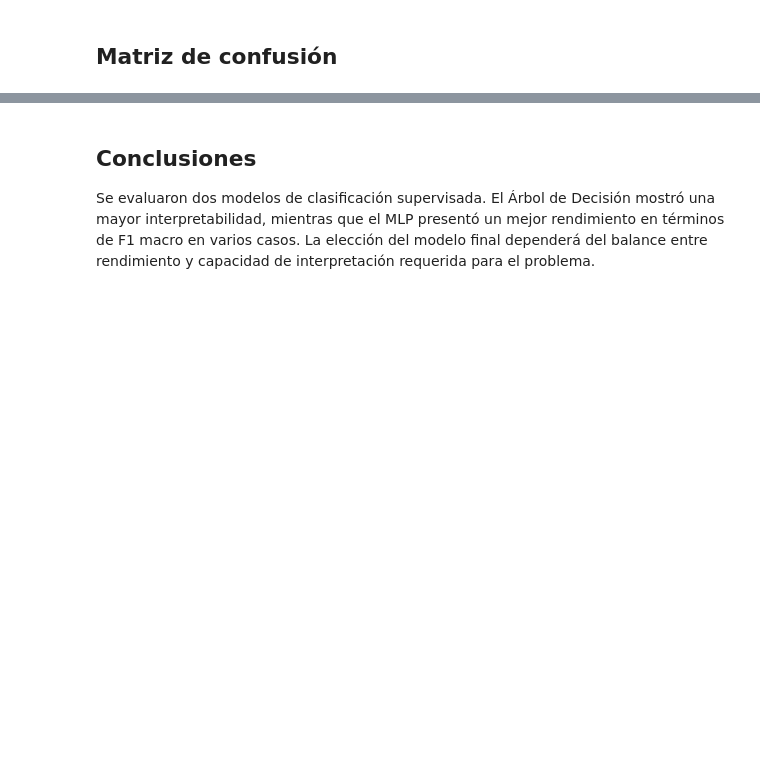
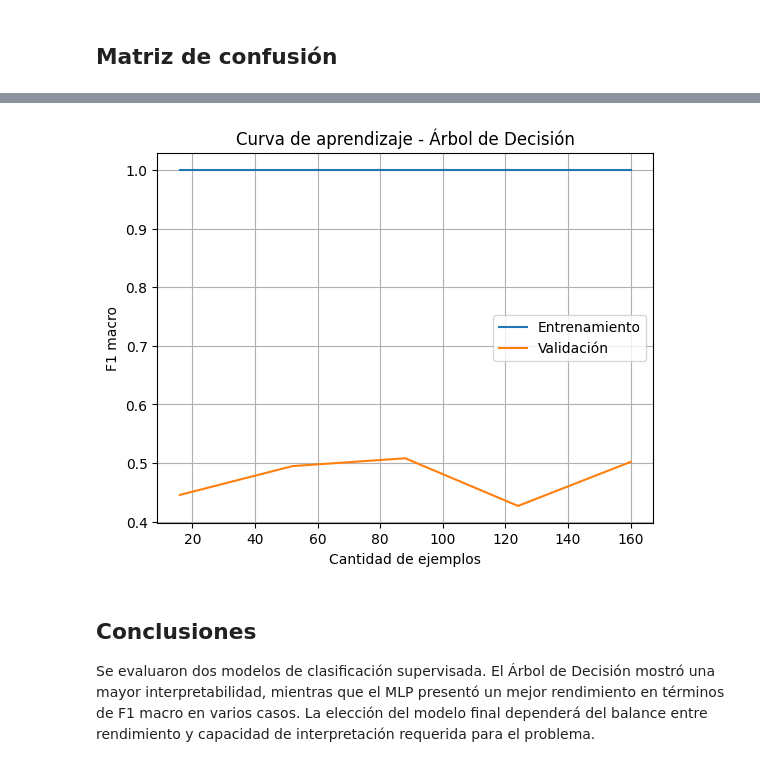
Before and after one commit to Kanitops/Tarea_2_IA, a Jupyter notebook: Tarea2_modelos.ipynb, the cells around one changed output, grey strips where cells are left out. Saved outputs shown, nothing was run; the diff lists cells and outputs as text; code cells hidden in the pictures; blank space fills up the shorter version.

```diff
--- a/Tarea2_modelos.ipynb
+++ b/Tarea2_modelos.ipynb
@@ -122,3 +207,23 @@ for nombre, modelo in models.items():
+# %%
+from sklearn.model_selection import learning_curve
+
+train_sizes, train_scores, test_scores = learning_curve(
+    grid_dt.best_estimator_, X, y, cv=5, scoring='f1_macro', n_jobs=-1
+)
+
+train_scores_mean = np.mean(train_scores, axis=1)
+test_scores_mean = np.mean(test_scores, axis=1)
+
+plt.plot(train_sizes, train_scores_mean, label="Entrenamiento")
+plt.plot(train_sizes, test_scores_mean, label="Validación")
+plt.title("Curva de aprendizaje - Árbol de Decisión")
+plt.xlabel("Cantidad de ejemplos")
+plt.ylabel("F1 macro")
+plt.legend()
+plt.grid()
+plt.show()
+# %% [output]
+[figure, added]
 # %% [markdown]
 ## Conclusiones
 
```
Also changed, not shown: parts of 12 cells of this notebook.
